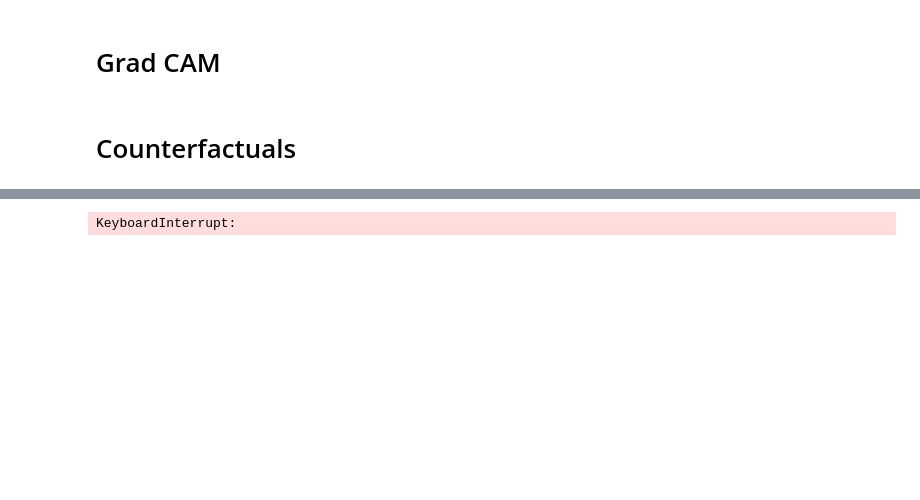
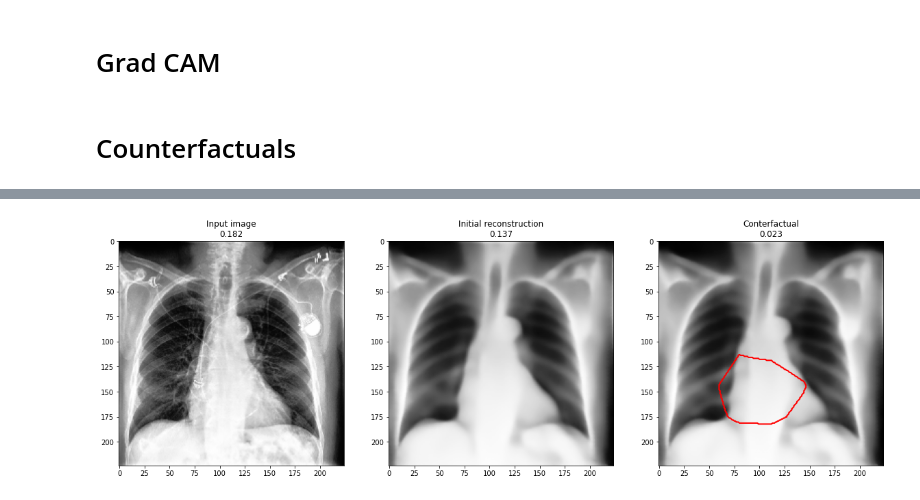
Before and after one commit to florianjuengermann/local-counterfactuals, a Jupyter notebook: XRV_Autoencoder.ipynb, the cells around one changed output, grey strips where cells are left out. Saved outputs shown, nothing was run; the diff lists cells and outputs as text; code cells hidden in the pictures; blank space fills up the shorter version.

```diff
--- a/XRV_Autoencoder.ipynb
+++ b/XRV_Autoencoder.ipynb
@@ -248,8 +286,14 @@ def get_saliency(img):
 # %% [markdown]
 # Counterfactuals
 # %%
-def find_counterfactual(input_img, target_labels, target_weight=1e1, use_xrv=False):
+saliency_threshold = 0.75
+mask_weight = 10 # this much more penalty for changes outside of the mask
+use_xrv=True
+
+def find_counterfactual(input_img, target_labels, target_weight=1e2):
     mask = torch.tensor(get_saliency(input_img))
+
+    mask_th = (mask > saliency_threshold).float()
 
     if use_xrv:
         z_init = ae_xrv.encode(input_img)
@@ -257,7 +301,7 @@ def find_counterfactual(input_img, target_labels, target_weight=1e1, use_xrv=Fal
         z_init, add = ae.encode(input_img)
     # optimize z
     z = z_init.clone().detach().requires_grad_(True)
-    optimizer = torch.optim.Adam([z], lr=0.001)
+    optimizer = torch.optim.Adam([z], lr=0.01)
     for i in range(30):
         optimizer.zero_grad()
         if use_xrv:
@@ -266,11 +310,13 @@ def find_counterfactual(input_img, target_labels, target_weight=1e1, use_xrv=Fal
             img_r = ae.decode(z, add)
         #loss_reconstruction = F.mse_loss(img_r, input_img)
         img_sq_diff = ((img_r - input_img)**2)[0, 0]
-        loss_reconstruction = torch.mean(img_sq_diff * (1 - mask))*1e3
+        #loss_reconstruction = torch.mean(img_sq_diff)*1e3
+        # mask 1 -> penalty 1, mask 0 -> penalty mask_weight
+
+        loss_reconstruction = torch.mean(img_sq_diff * (mask_weight * (1 - mask_th) + mask_th))*1e3
         classification_label = classifier(img_r)
         # print(f"Classification label: {classification_label} | Target label: {target_labels}")
-        loss_classification = F.mse_loss(classification_label[0, 0], target_labels[0, 0])*target_weight*1e3
-
+        loss_classification = F.mse_loss(classification_label, target_labels)*target_weight*1e3
         loss = loss_reconstruction + loss_classification
         print(f"{i:4} Loss: {loss.item():.4f} | Loss reconstruction: {loss_reconstruction.item():.4f} | Loss classification: {loss_classification.item():.4f}")
         loss.backward()
@@ -284,21 +330,30 @@ def find_counterfactual(input_img, target_labels, target_weight=1e1, use_xrv=Fal
         img_r_init = ae.decode(z_init, add).detach().numpy()
         img_r = ae.decode(z, add).detach().numpy()
 
-    return img_r_init, img_r
+    return img_r_init, img_r, mask_th
 
 
 img_path = f"{dataset_path}/CheXpert-v1.0-small/valid/patient64606/study1/view1_frontal.jpg"
 input_img_raw = skimage.io.imread(img_path)
 input_img = norm_01(normalize_img(input_img_raw))
 
+if use_xrv:
+    reconstructed_img = ae_xrv.decode(ae_xrv.encode(img_01))
+else:
+    reconstructed_img = ae.decode(*ae.encode(img_01))
+
 input_labels = classifier(input_img)
+reconstructed_labels = classifier(reconstructed_img)
 feature_index = 0 # 0: ?
+
 # flip label
-target_labels = input_labels.clone().detach()
+# ideally we want to based off the input labels, but because the AE is not perfect, we use the reconstructed labels
+#target_labels = input_labels.clone().detach()
+target_labels = reconstructed_labels.clone().detach()
 target_labels[0, feature_index] = 0
 print(f"Changing label {feature_index} from {input_labels[0, feature_index]} to {target_labels[0, feature_index]}")
 
-img_r_init, img_r = find_counterfactual(input_img, target_labels)
+img_r_init, img_r, mask_th = find_counterfactual(input_img, target_labels)
 
 
 reconstructed_labels = classifier(torch.tensor(img_r_init))
@@ -309,10 +364,10 @@ print(f"Target labels:\n{target_labels.detach().numpy()}\n")
 print(f"Reconstructed labels:\n{reconstructed_labels.detach().numpy()}\n")
 print(f"Counterfactual labels:\n{counterfactual_labels.detach().numpy()}\n")
 
-print("Initial loss:", F.mse_loss(target_labels, reconstructed_labels))
-print("Final loss:", F.mse_loss(target_labels, counterfactual_labels))
-print("Initial loss:", F.mse_loss(target_labels[0, feature_index], reconstructed_labels[0, feature_index]))
-print("Final loss:", F.mse_loss(target_labels[0, feature_index], counterfactual_labels[0, feature_index]))
+print("Initial loss:", F.mse_loss(target_labels, reconstructed_labels).detach().numpy())
+print("Final loss:", F.mse_loss(target_labels, counterfactual_labels).detach().numpy())
+print("Initial loss (feature):", F.mse_loss(target_labels[0, feature_index], reconstructed_labels[0, feature_index]).detach().numpy())
+print("Final loss (feature):", F.mse_loss(target_labels[0, feature_index], counterfactual_labels[0, feature_index]).detach().numpy())
 p_input = input_labels[0, feature_index]
 p_rec = reconstructed_labels[0, feature_index]
 p_cf = counterfactual_labels[0, feature_index]
@@ -322,5 +377,6 @@ fig, ax = plt.subplots(1,3, figsize=(20,10))
 ax[0].imshow(input_img[0][0], cmap='Greys_r');  ax[0].set_title(f"Input image\n{p_input:.3f}");
 ax[1].imshow(img_r_init[0][0], cmap='Greys_r'); ax[1].set_title(f"Initial reconstruction\n{p_rec:.3f}");
 ax[2].imshow(img_r[0][0], cmap='Greys_r');      ax[2].set_title(f"Conterfactual\n{p_cf:.3f}");
+ax[2].contour(mask_th, levels=[saliency_threshold], colors='r', linewidths=2);
 # %% [output]
 Setting XRayResizer engine to cv2 could increase performance.
@@ -337,4 +399,4 @@ Changing label 0 from 0.18164600431919098 to 0.0
-KeyboardInterrupt:
+[figure, added]
 # %%
 
 def show_saliency(img, mask):
```
Also changed, not shown: parts of 6 cells of this notebook.
